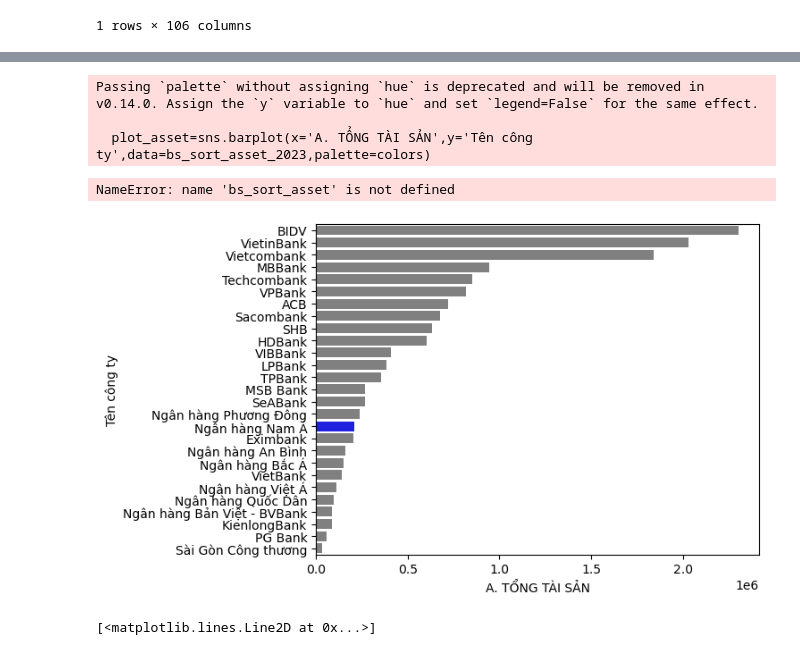
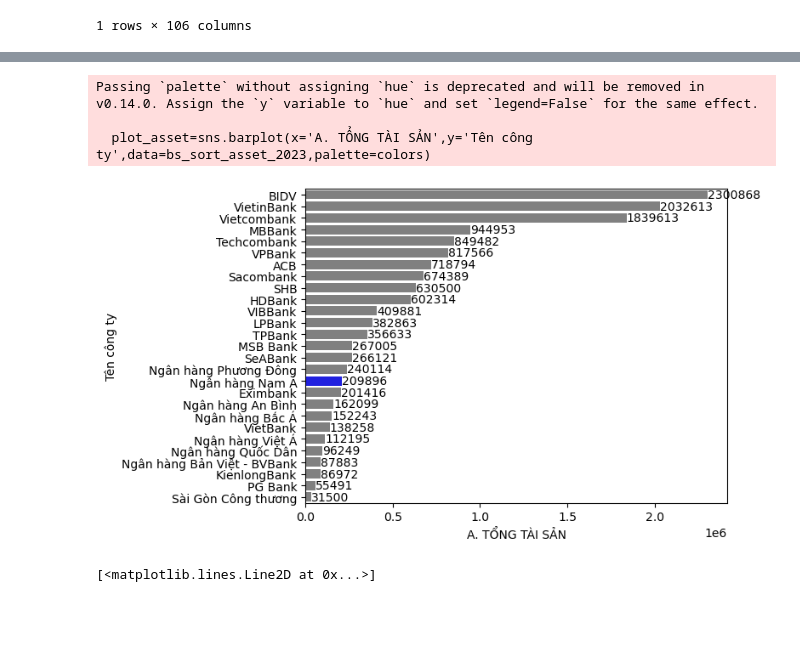
Before and after one commit to thaianhnguyen/Benchmarking-NAB-Dashboard, a Jupyter notebook: clean bank data.ipynb, the cells around one changed output, grey strips where cells are left out. Saved outputs shown, nothing was run; the diff lists cells and outputs as text; code cells hidden in the pictures; blank space fills up the shorter version.

```diff
--- a/clean bank data.ipynb
+++ b/clean bank data.ipynb
@@ -133,24 +112,23 @@ See the caveats in the documentation: https://pandas.pydata.org/pandas-docs/stab
 # %%
 #EDA: ASSET SCALE OF BANKS
 ## average asset
 data_bs[data_bs['Quý']=='Hàng năm'].groupby('Mã')['A. TỔNG TÀI SẢN'].mean().astype(int).sort_values(ascending=0)
 
 # plotting asset of bank in 2023
 bs_sort_asset_2023= data_bs[(data_bs['Quý']=='Hàng năm') & (data_bs['Năm']==2023)].sort_values('A. TỔNG TÀI SẢN',ascending=0)
 
 #set distinctive color for NAB
 colors = ['blue' if bank_code == 'NAB' else 'grey' for bank_code in bs_sort_asset_2023['Mã']]
 
 plot_asset=sns.barplot(x='A. TỔNG TÀI SẢN',y='Tên công ty',data=bs_sort_asset_2023,palette=colors)
-for i,v in enumerate(bs_sort_asset['A. TỔNG TÀI SẢN'].astype(int)):
+for i,v in enumerate(bs_sort_asset_2023['A. TỔNG TÀI SẢN'].astype(int)):
     plot_asset.text(v,i,f'{v}',va='center')
 plt.show()
 # %% [output]
 Passing `palette` without assigning `hue` is deprecated and will be removed in v0.14.0. Assign the `y` variable to `hue` and set `legend=False` for the same effect.
 
   plot_asset=sns.barplot(x='A. TỔNG TÀI SẢN',y='Tên công ty',data=bs_sort_asset_2023,palette=colors)
-NameError: name 'bs_sort_asset' is not defined
-[figure, old version]
+[figure, new version]
 # %%
 #ASSET GROWTH : (BOR)
 data_bs_viz=data_bs.merge(dim_bank,on='Mã',how='left',suffixes=('','_z'))
```
Also changed, not shown: parts of 2 cells of this notebook.
